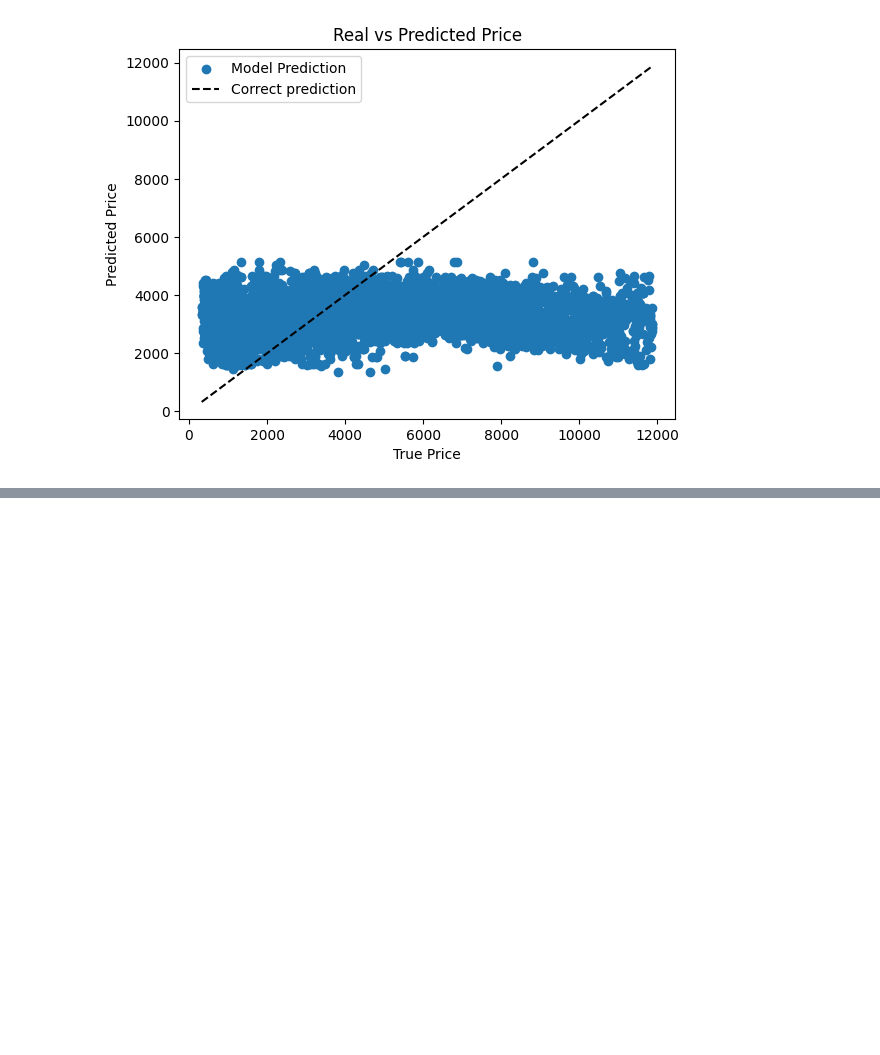
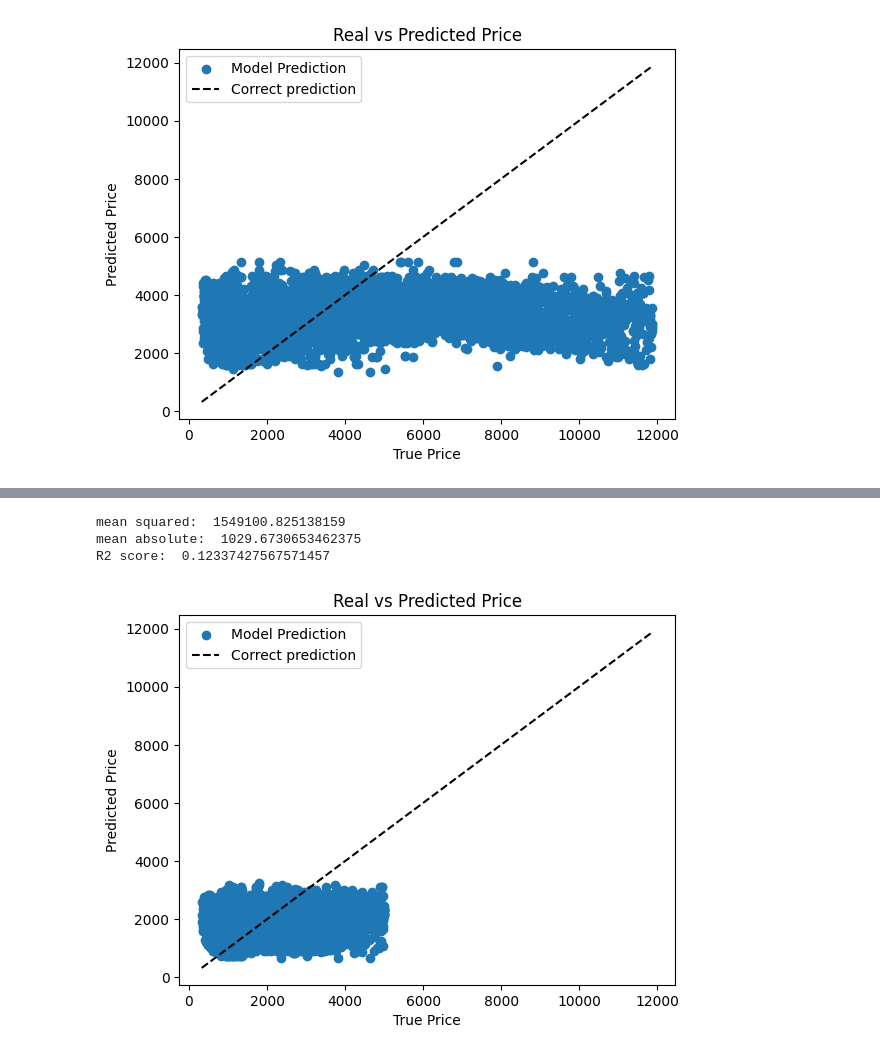
Before and after one commit to AvyayaJha/Diamonds-Research-Project, a Jupyter notebook: Diamonds_Research_Project.ipynb, the cells around one changed output, grey strips where cells are left out. Cells and saved outputs as stored; diff of their text form; code cells hidden in the pictures; blank space fills up the shorter version.

```diff
--- a/Diamonds_Research_Project.ipynb
+++ b/Diamonds_Research_Project.ipynb
@@ -474,0 +478,47 @@ R2 score:  0.047813211669656464
+# %%
+# >5k PRICE ORDINAL ENCODING LINEAR REGRESSION ML MODEL
+
+#setting values
+df_sample = df[df['price'] < 5000]
+features_sample = df_sample[['cut encoded','color encoded','clarity encoded']]
+label_sample = df_sample['price']
+
+
+
+#train/test data splitting
+X_train_sample, X_test_sample, y_train_sample, y_test_sample = model_selection.train_test_split(features_sample, label_sample, test_size=0.2, random_state=3)
+
+#initialize model
+lr_model = LinearRegression()
+
+#fit model
+lr_model.fit(X_train_sample, y_train_sample)
+
+#test model on test data
+pred_sample = lr_model.predict(X_test_sample)
+
+#Plot model predictions
+plt.scatter(y_test_sample, pred_sample, label = 'Model Prediction')
+
+#Plot correct predictions
+MIN_VALUE = df['price'].min()
+MAX_VALUE = df['price'].max()
+plt.plot([MIN_VALUE, MAX_VALUE], [MIN_VALUE, MAX_VALUE], '--k', label="Correct prediction")
+
+#labels for graph
+plt.xlabel('True Price')
+plt.ylabel('Predicted Price')
+plt.title("Real vs Predicted Price")
+plt.legend()
+
+#Evaluating the Model
+print('mean squared: ', mean_squared_error(y_test_sample, pred_sample))
+print('mean absolute: ', mean_absolute_error(y_test_sample, pred_sample)) #model is off on average by $1030
+print('R2 score: ', r2_score(y_test_sample, pred_sample))
+#seems like there is a very weak positive coorelation,
+#which makes me think that for cheaper diamonds (that are usually small/lower carat) color, clarity, and cut don't matter much more than expensive diamonds
+# %% [output]
+mean squared:  1549100.825138159
+mean absolute:  1029.6730653462375
+R2 score:  0.12337427567571457
+[figure, added]
```
Also changed, not shown: parts of 7 cells of this notebook.
